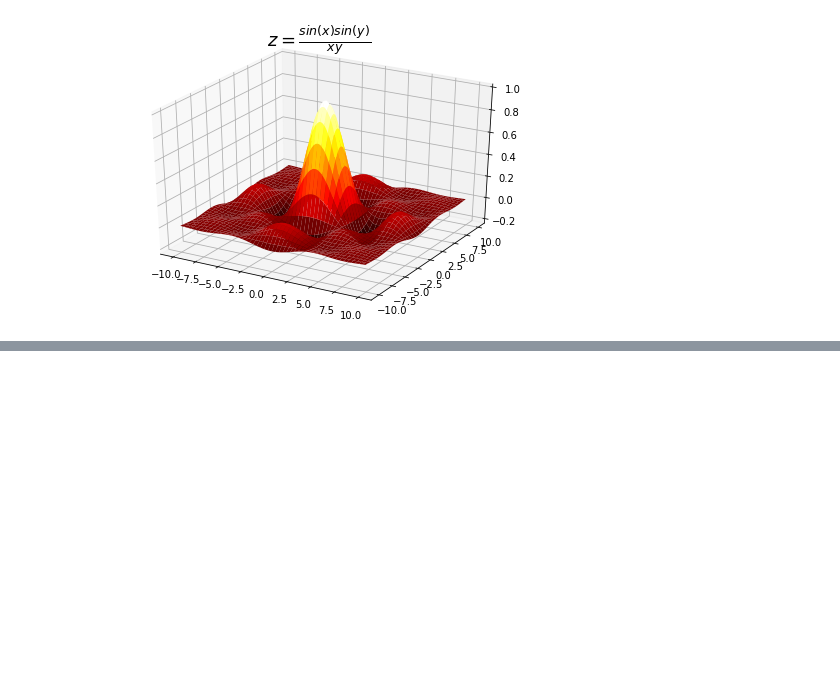
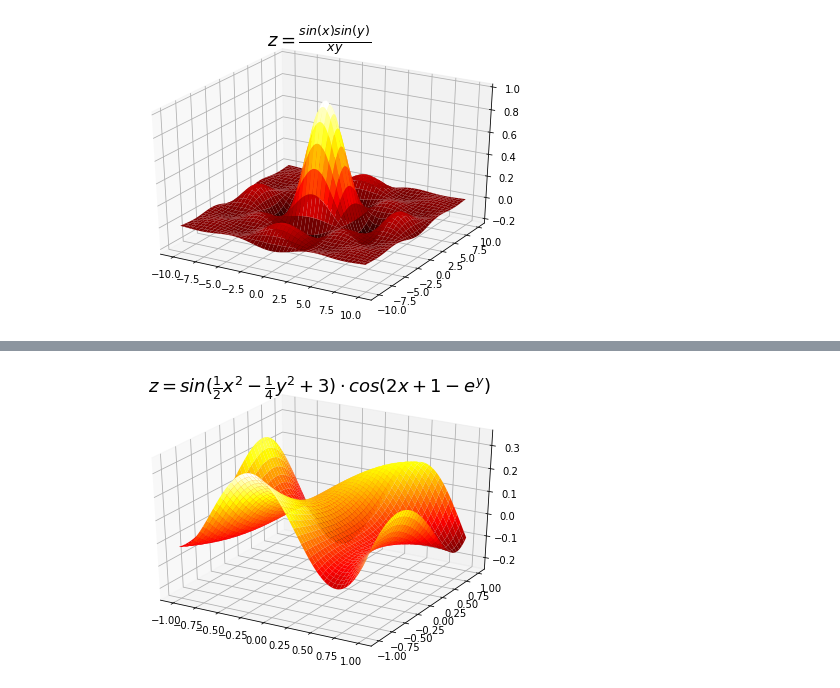
Before and after one commit to tatyderb/m2020, a Jupyter notebook: 1_visualization/1_3D_solution.ipynb, the cells around one changed output, grey strips where cells are left out. Drawn from its saved outputs; the diff is of its cells as text; code cells hidden in the pictures; blank space fills up the shorter version.

```diff
--- a/1_visualization/1_3D_solution.ipynb
+++ b/1_visualization/1_3D_solution.ipynb
@@ -138,0 +167,20 @@ fig.savefig('3_6.png')
+# %%
+import matplotlib.pyplot as plt
+import numpy as np
+
+from mpl_toolkits.mplot3d import axes3d   # новый import
+fig = plt.figure()
+ax = axes3d.Axes3D(fig)          # создаем axes из figure
+
+xi = np.arange(-1, 1, 0.01)               # точки по оси Y
+yi = np.arange(-1, 1, 0.01)               # точки по оси Х
+X, Y = np.meshgrid(xi, yi)                # X, Y - узлы на сети
+Z = np.sin((X**2)/2 - (Y**2)/4 +3)*np.cos(2*X+1-np.exp(Y))                          # в каждой точке добавили z координату=#Z = (1-X)**2 + 100*(Y-X**2)**2                           # в каждой точке добавили z координату
+
+# ax.plot_wireframe(X, Y, Z, rstride=5, cstride=4, cmap='hot')  # заливка цветом
+ax.plot_surface(X, Y, Z, rstride=5, cstride=4, cmap='hot')  # заливка цветом
+ax.set_title(r'$z = sin(\frac{1}{2}x^2 - \frac{1}{4}y^2+3)\cdot cos(2x + 1 - e^y)$', fontsize=18)
+plt.show()
+fig.savefig('3_8.png')
+# %% [output]
+[figure, added]
```
Also changed, not shown: parts of 4 cells of this notebook, 2 other files.
